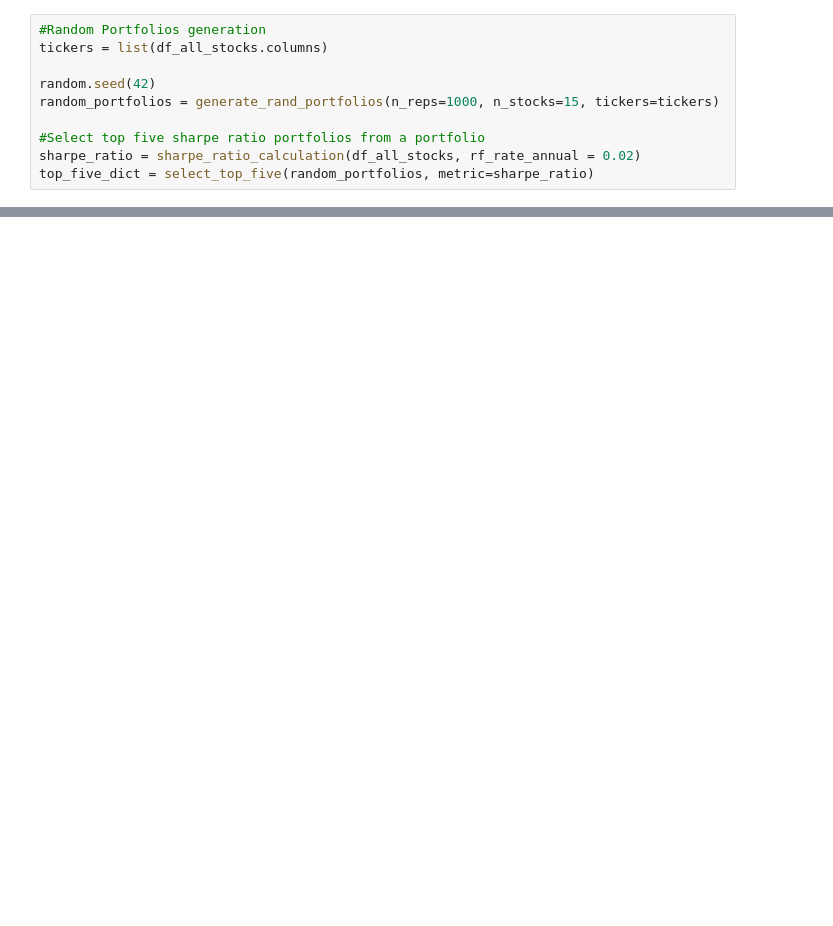
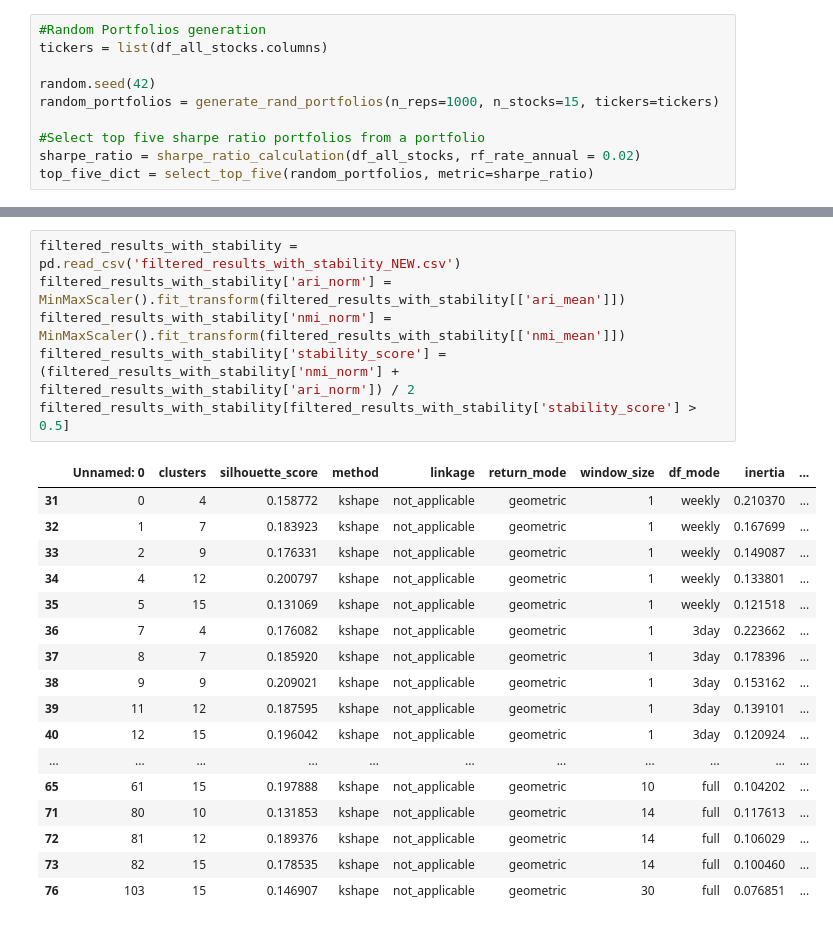
Before and after one commit to KirillKovalchuk02/thesis_clustering, a Jupyter notebook: clustering_tuning.ipynb, the cells around one changed output, grey strips where cells are left out. Drawn from its saved outputs; the diff is of its cells as text; blank space fills up the shorter version.

```diff
--- a/clustering_tuning.ipynb
+++ b/clustering_tuning.ipynb
@@ -56,0 +161,24 @@ results = pd.concat([ahc_results, kshape_results, kmeans_results]).drop(columns=
+# %%
+filtered_results_with_stability = pd.read_csv('filtered_results_with_stability_NEW.csv')
+filtered_results_with_stability['ari_norm'] = MinMaxScaler().fit_transform(filtered_results_with_stability[['ari_mean']])
+filtered_results_with_stability['nmi_norm'] = MinMaxScaler().fit_transform(filtered_results_with_stability[['nmi_mean']])
+filtered_results_with_stability['stability_score'] = (filtered_results_with_stability['nmi_norm'] + filtered_results_with_stability['ari_norm']) / 2
+filtered_results_with_stability[filtered_results_with_stability['stability_score'] > 0.5]
+# %% [output]
+|  | Unnamed: 0 | clusters | silhouette_score | method | linkage | return_mode | window_size | df_mode | inertia | ... |
+| 31 | 0 | 4 | 0.158772 | kshape | not_applicable | geometric | 1 | weekly | 0.210370 | ... |
+| 32 | 1 | 7 | 0.183923 | kshape | not_applicable | geometric | 1 | weekly | 0.167699 | ... |
+| 33 | 2 | 9 | 0.176331 | kshape | not_applicable | geometric | 1 | weekly | 0.149087 | ... |
+| 34 | 4 | 12 | 0.200797 | kshape | not_applicable | geometric | 1 | weekly | 0.133801 | ... |
+| 35 | 5 | 15 | 0.131069 | kshape | not_applicable | geometric | 1 | weekly | 0.121518 | ... |
+| 36 | 7 | 4 | 0.176082 | kshape | not_applicable | geometric | 1 | 3day | 0.223662 | ... |
+| 37 | 8 | 7 | 0.185920 | kshape | not_applicable | geometric | 1 | 3day | 0.178396 | ... |
+| 38 | 9 | 9 | 0.209021 | kshape | not_applicable | geometric | 1 | 3day | 0.153162 | ... |
+| 39 | 11 | 12 | 0.187595 | kshape | not_applicable | geometric | 1 | 3day | 0.139101 | ... |
+| 40 | 12 | 15 | 0.196042 | kshape | not_applicable | geometric | 1 | 3day | 0.120924 | ... |
+| ... | ... | ... | ... | ... | ... | ... | ... | ... | ... | ... |
+| 65 | 61 | 15 | 0.197888 | kshape | not_applicable | geometric | 10 | full | 0.104202 | ... |
+| 71 | 80 | 10 | 0.131853 | kshape | not_applicable | geometric | 14 | full | 0.117613 | ... |
+| 72 | 81 | 12 | 0.189376 | kshape | not_applicable | geometric | 14 | full | 0.106029 | ... |
+| 73 | 82 | 15 | 0.178535 | kshape | not_applicable | geometric | 14 | full | 0.100460 | ... |
+| 76 | 103 | 15 | 0.146907 | kshape | not_applicable | geometric | 30 | full | 0.076851 | ... |
```
Also changed, not shown: parts of 19 cells of this notebook, 16 other files.
